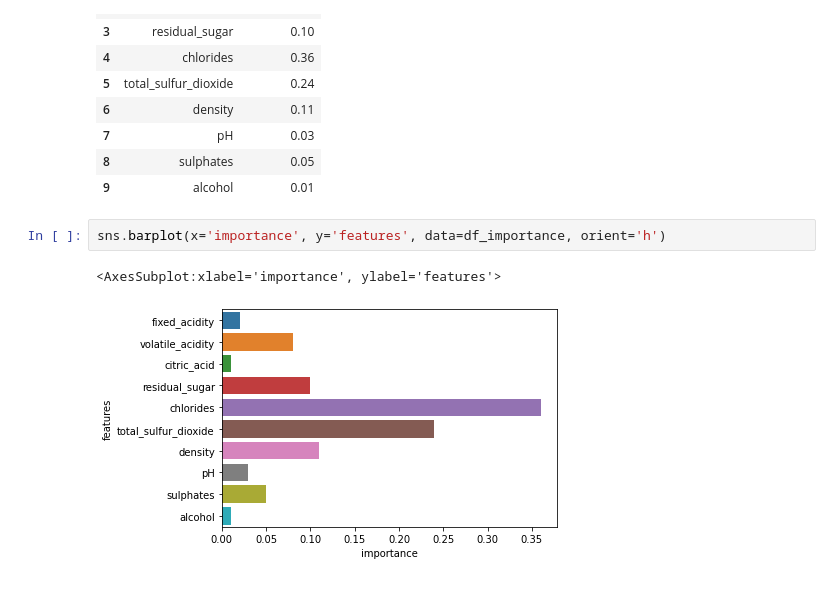
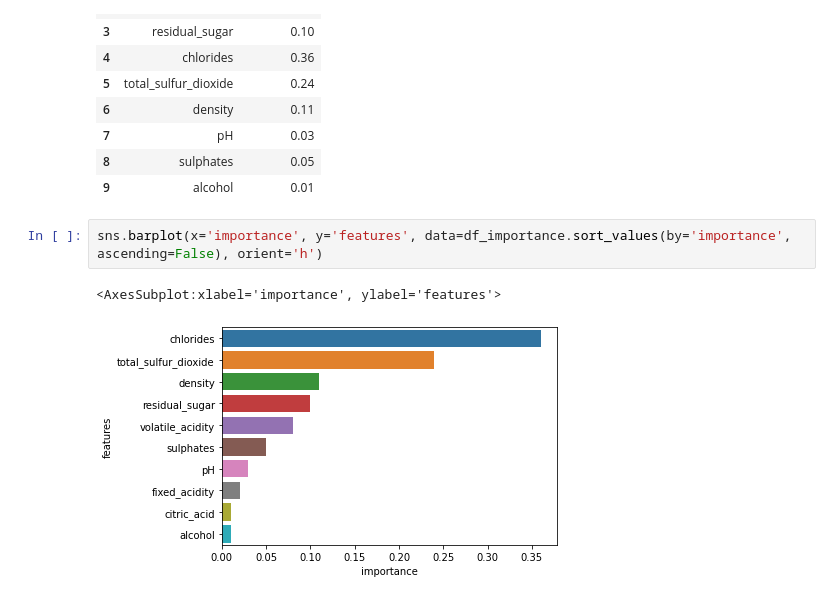
Before and after one commit to ghmigliorini/projects, a Jupyter notebook: wine-data/wine.ipynb, the cells around one changed output. Drawn from its saved outputs; the diff is of its cells as text.

```diff
--- a/wine-data/wine.ipynb
+++ b/wine-data/wine.ipynb
@@ -1167,7 +1167,7 @@ df_importance
 | 8 | sulphates | 0.05 |
 | 9 | alcohol | 0.01 |
 # %%
-sns.barplot(x='importance', y='features', data=df_importance, orient='h')
+sns.barplot(x='importance', y='features', data=df_importance.sort_values(by='importance', ascending=False), orient='h')
 # %% [output]
 <AxesSubplot:xlabel='importance', ylabel='features'>
-[figure, old version]
+[figure, new version]
```
